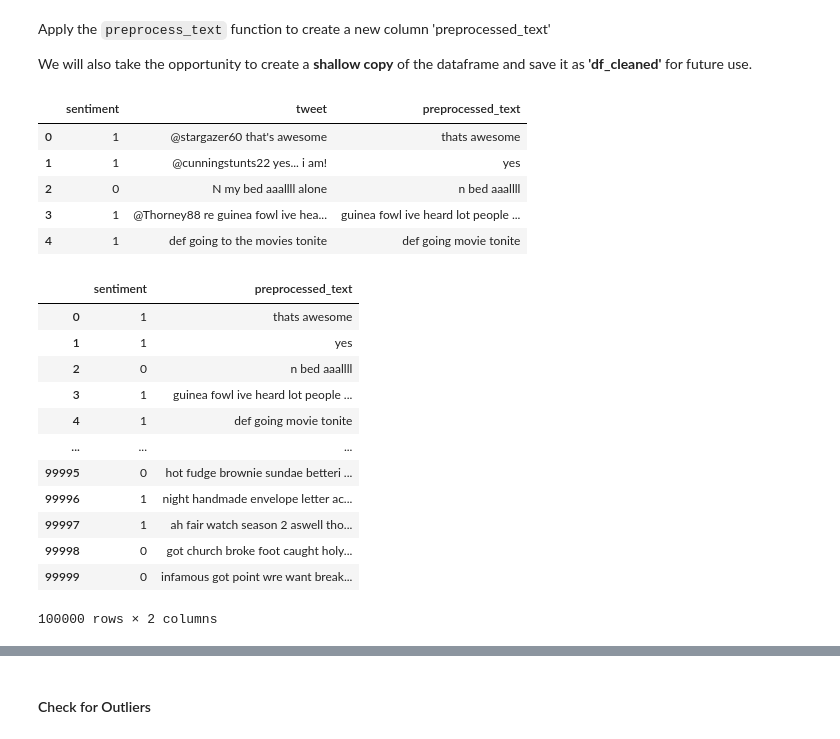
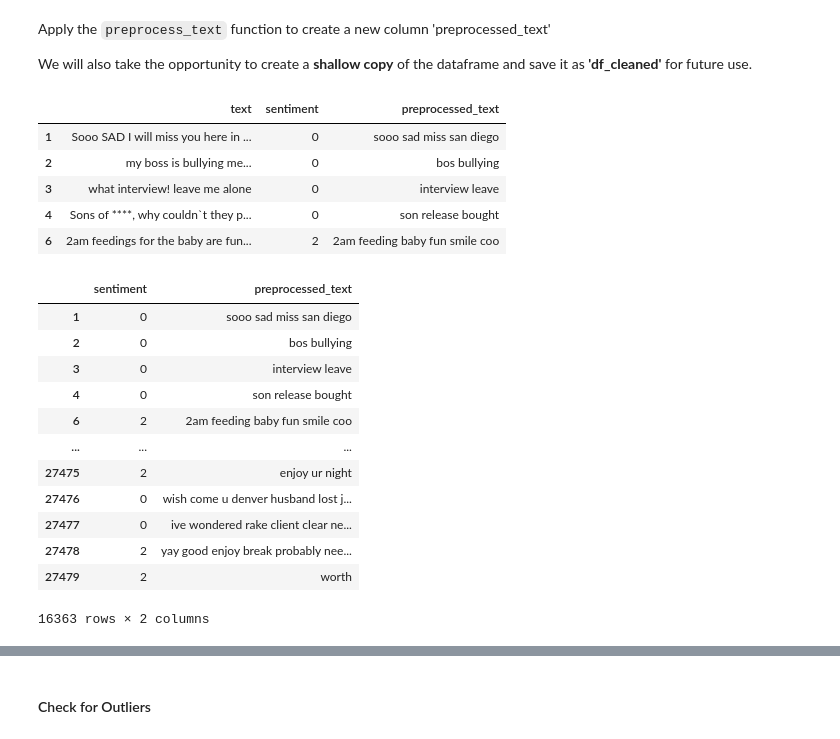
Before and after one commit to kmedri/sentiment_analyser, a Jupyter notebook: multinomialnb_kevin_medri.ipynb, the cells around one changed output, grey strips where cells are left out. Drawn from its saved outputs; the diff is of its cells as text; code cells hidden in the pictures.

```diff
--- a/multinomialnb_kevin_medri.ipynb
+++ b/multinomialnb_kevin_medri.ipynb
@@ -127,7 +120,7 @@ memory usage: 73.2+ MB
 #### Remove Unwanted Columns
 # %%
 # Drop unnecessary columns
-df.drop(['id', 'date', 'query', 'name'], axis=1, inplace=True)
+df.drop(['textID', 'selected_text'], axis=1, inplace=True)
 # %%
 df.head(10)
 # %% [output]
@@ -156,5 +149,5 @@ df['sentiment'] = label_encoder.fit_transform(df['sentiment'])
 # %% [markdown]
 Remove the **neutral** class from the dataset.
 # %%
-# df = df[df['sentiment'] != 1]
+df_sample = df[df['sentiment'] != 1]
 # %%
@@ -182,20 +175,20 @@ df.head(10)
 # %% [markdown]
 Lets take a sample.
 # %%
-# Filter rows with sentiment equal to 0
-sentiment_0 = df[df['sentiment'] == 0].sample(n=50000, random_state=42)
+# # Filter rows with sentiment equal to 0
+# sentiment_0 = df[df['sentiment'] == 0].sample(n=50000, random_state=42)
 
-# Filter rows with sentiment equal to 4
-sentiment_1 = df[df['sentiment'] == 1].sample(n=50000, random_state=42)
+# # Filter rows with sentiment equal to 4
+# sentiment_1 = df[df['sentiment'] == 1].sample(n=50000, random_state=42)
 
-# Concatenate the filtered dataframes together
-df_sample = pd.concat([sentiment_0, sentiment_1])
+# # Concatenate the filtered dataframes together
+# df_sample = pd.concat([sentiment_0, sentiment_1])
 
-# Shuffle the rows of the new dataframe
-df_sample = df_sample.sample(frac=1, random_state=42).reset_index(drop=True)
+# # Shuffle the rows of the new dataframe
+# df_sample = df_sample.sample(frac=1, random_state=42).reset_index(drop=True)
 
-# Display the resulting dataframe
-df_sample
+# # Display the resulting dataframe
+# df_sample
 # %% [output]
 |  | sentiment | tweet |
 | 0 | 1 | @stargazer60 that's awesome |
@@ -268,33 +261,33 @@ Apply the `preprocess_text` function to create a new column 'preprocessed_text'
 We will also take the opportunity to create a **shallow copy** of the dataframe and save it as **'df_cleaned'** for future use.
 # %%
 df_cleaned = df_sample.copy()
-df_cleaned['preprocessed_text'] = df_cleaned['tweet'].apply(preprocess_text)
+df_cleaned['preprocessed_text'] = df_cleaned['text'].apply(preprocess_text)
 df_cleaned.head()
 # %% [output]
-|  | sentiment | tweet | preprocessed_text |
-| 0 | 1 | @stargazer60 that's awesome | thats awesome |
-| 1 | 1 | @cunningstunts22 yes... i am! | yes |
-| 2 | 0 | N my bed aaallll alone | n bed aaallll |
-| 3 | 1 | @Thorney88 re guinea fowl ive hea... | guinea fowl ive heard lot people ... |
-| 4 | 1 | def going to the movies tonite | def going movie tonite |
+|  | text | sentiment | preprocessed_text |
+| 1 | Sooo SAD I will miss you here in ... | 0 | sooo sad miss san diego |
+| 2 | my boss is bullying me... | 0 | bos bullying |
+| 3 | what interview! leave me alone | 0 | interview leave |
+| 4 | Sons of ****, why couldn`t they p... | 0 | son release bought |
+| 6 | 2am feedings for the baby are fun... | 2 | 2am feeding baby fun smile coo |
 # %%
 ## Dropping the previous text column because it has now become redundant.
-df_cleaned.drop('tweet', axis=1, inplace=True)
+df_cleaned.drop('text', axis=1, inplace=True)
 df_cleaned
 # %% [output]
 |  | sentiment | preprocessed_text |
-| 0 | 1 | thats awesome |
-| 1 | 1 | yes |
-| 2 | 0 | n bed aaallll |
-| 3 | 1 | guinea fowl ive heard lot people ... |
-| 4 | 1 | def going movie tonite |
+| 1 | 0 | sooo sad miss san diego |
+| 2 | 0 | bos bullying |
+| 3 | 0 | interview leave |
+| 4 | 0 | son release bought |
+| 6 | 2 | 2am feeding baby fun smile coo |
 | ... | ... | ... |
-| 99995 | 0 | hot fudge brownie sundae betteri ... |
-| 99996 | 1 | night handmade envelope letter ac... |
-| 99997 | 1 | ah fair watch season 2 aswell tho... |
-| 99998 | 0 | got church broke foot caught holy... |
-| 99999 | 0 | infamous got point wre want break... |
+| 27475 | 2 | enjoy ur night |
+| 27476 | 0 | wish come u denver husband lost j... |
+| 27477 | 0 | ive wondered rake client clear ne... |
+| 27478 | 2 | yay good enjoy break probably nee... |
+| 27479 | 2 | worth |
-100000 rows × 2 columns
+16363 rows × 2 columns
 # %%
 df_cleaned['sentiment'].value_counts()
 # %% [output]
```
Also changed, not shown: parts of 20 cells of this notebook, 3 other files.
